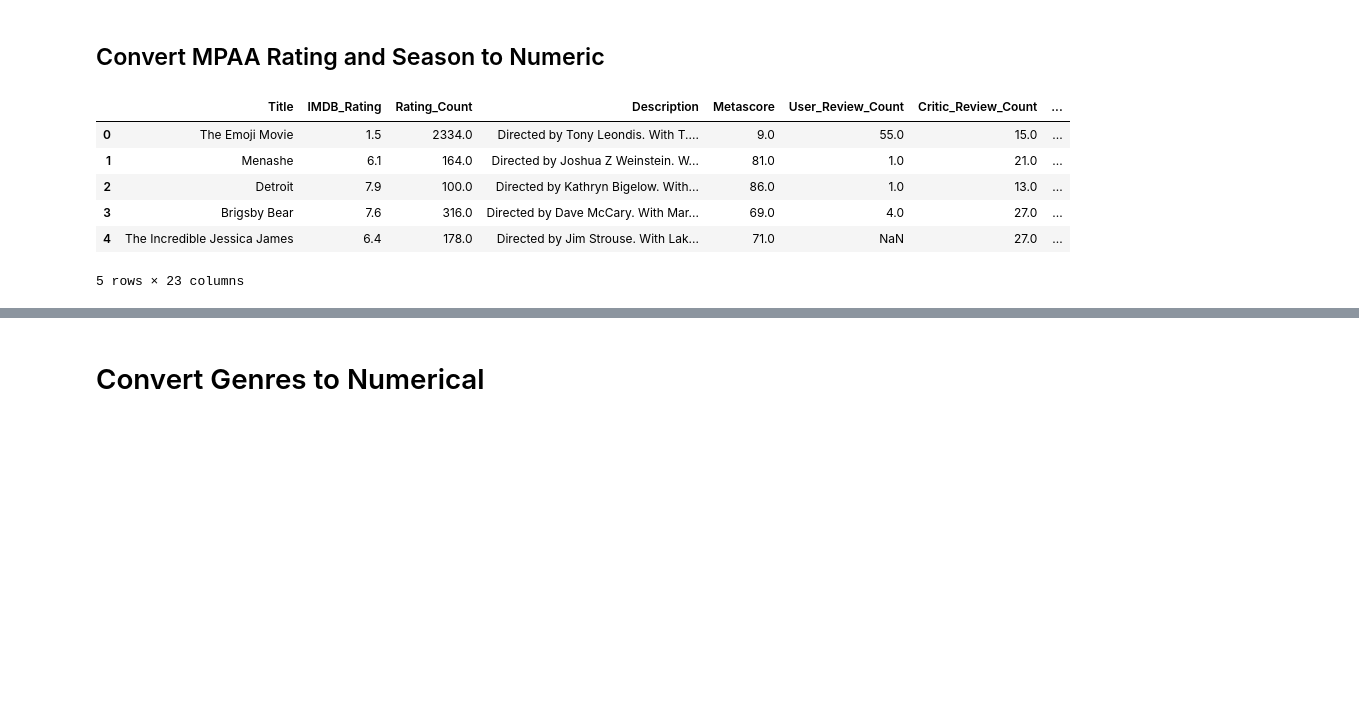
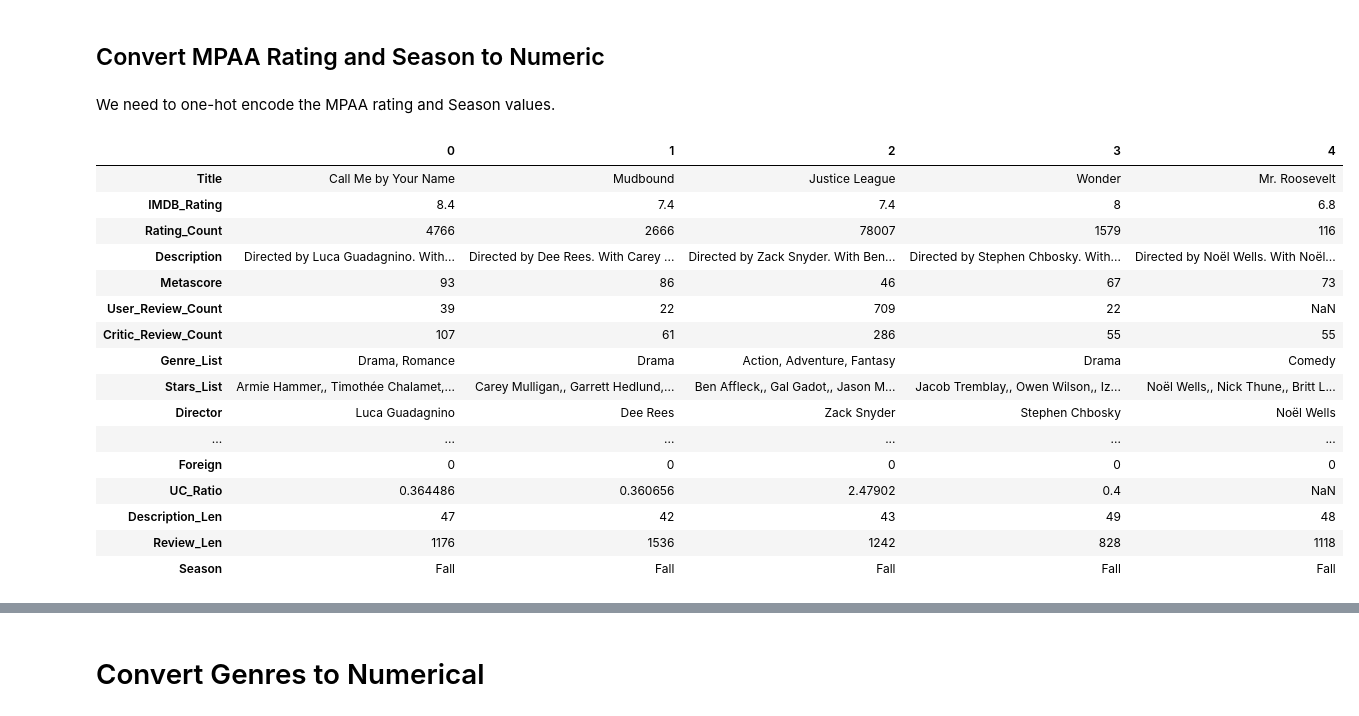
Before and after one commit to ahmed-mo2nis/movie-ratings-prediction, a Jupyter notebook: notebooks/3-Feature_Engineering.ipynb, the cells around one changed output, grey strips where cells are left out. Saved outputs shown, nothing was run; the diff lists cells and outputs as text; code cells hidden in the pictures; blank space fills up the shorter version.

```diff
--- a/notebooks/3-Feature_Engineering.ipynb
+++ b/notebooks/3-Feature_Engineering.ipynb
@@ -20,3 +25,3 @@ import pickle
 # %%
-ebert_imdb_df = pickle.load(open('../data/interim/ebert_imdb_df_v1.pkl', 'rb'))
+ebert_imdb_df = pickle.load(open('../data/interim/ebert_imdb_df.pkl', 'rb'))
 # %%
@@ -60,21 +87,17 @@ def review_length(row):
 
 def convert_season(row):
     try:
+        # get day of year (int)
         day = row['Release_Date'].timetuple().tm_yday
 
-        spring = range(80, 172)
-        summer = range(172, 264)
-        fall = range(264, 355)
-
-        if day in spring:
-            season = 'Spring'
-        elif day in summer:
-            season = 'Summer'
-        elif day in fall:
-            season = 'Fall'
-        else:
-            season = 'Winter'
-
+        # use the bisect function to map yday to seasons
+        import bisect
+        bisect_outputs = [0,1,2,3,4]  # bisect will output one of these
+        # we need winter twice: it's at the head and tail of yday values
+        seasons = ['Winter', 'Spring', 'Summer', 'Fall', 'Winter']
+        season_map = {k:v for k,v in zip(bisect_outputs, seasons)}
+        # day >= 355 --> 4
+        season = season_map[bisect.bisect_right([80, 173, 264, 355], day)]
         return season
     except:
         return np.nan
@@ -86,14 +110,26 @@ ebert_imdb_df['Review_Len'] = ebert_imdb_df.apply(lambda x: review_length(x), 1)
 ebert_imdb_df['Season'] = ebert_imdb_df.apply(lambda x: convert_season(x), 1)
 # %% [markdown]
 ## Convert MPAA Rating and Season to Numeric
+# %% [markdown]
+We need to one-hot encode the MPAA rating and Season values.
 # %%
-ebert_imdb_df.head()
+ebert_imdb_df.head().T
 # %% [output]
-|  | Title | IMDB_Rating | Rating_Count | Description | Metascore | User_Review_Count | Critic_Review_Count | ... |
-| 0 | The Emoji Movie | 1.5 | 2334.0 | Directed by Tony Leondis. With T.... | 9.0 | 55.0 | 15.0 | ... |
-| 1 | Menashe | 6.1 | 164.0 | Directed by Joshua Z Weinstein. W... | 81.0 | 1.0 | 21.0 | ... |
-| 2 | Detroit | 7.9 | 100.0 | Directed by Kathryn Bigelow. With... | 86.0 | 1.0 | 13.0 | ... |
-| 3 | Brigsby Bear | 7.6 | 316.0 | Directed by Dave McCary. With Mar... | 69.0 | 4.0 | 27.0 | ... |
-| 4 | The Incredible Jessica James | 6.4 | 178.0 | Directed by Jim Strouse. With Lak... | 71.0 | NaN | 27.0 | ... |
+|  | 0 | 1 | 2 | 3 | 4 |
+| Title | Call Me by Your Name | Mudbound | Justice League | Wonder | Mr. Roosevelt |
+| IMDB_Rating | 8.4 | 7.4 | 7.4 | 8 | 6.8 |
+| Rating_Count | 4766 | 2666 | 78007 | 1579 | 116 |
+| Description | Directed by Luca Guadagnino. With... | Directed by Dee Rees. With Carey ... | Directed by Zack Snyder. With Ben... | Directed by Stephen Chbosky. With... | Directed by Noël Wells. With Noël... |
+| Metascore | 93 | 86 | 46 | 67 | 73 |
+| User_Review_Count | 39 | 22 | 709 | 22 | NaN |
+| Critic_Review_Count | 107 | 61 | 286 | 55 | 55 |
+| Genre_List | Drama, Romance | Drama | Action, Adventure, Fantasy | Drama | Comedy |
+| Stars_List | Armie Hammer,, Timothée Chalamet,... | Carey Mulligan,, Garrett Hedlund,... | Ben Affleck,, Gal Gadot,, Jason M... | Jacob Tremblay,, Owen Wilson,, Iz... | Noël Wells,, Nick Thune,, Britt L... |
+| Director | Luca Guadagnino | Dee Rees | Zack Snyder | Stephen Chbosky | Noël Wells |
+| ... | ... | ... | ... | ... | ... |
+| Foreign | 0 | 0 | 0 | 0 | 0 |
+| UC_Ratio | 0.364486 | 0.360656 | 2.47902 | 0.4 | NaN |
+| Description_Len | 47 | 42 | 43 | 49 | 48 |
+| Review_Len | 1176 | 1536 | 1242 | 828 | 1118 |
+| Season | Fall | Fall | Fall | Fall | Fall |
-5 rows × 23 columns
 # %%
```
Also changed, not shown: parts of 71 cells of this notebook, 4 other files.
